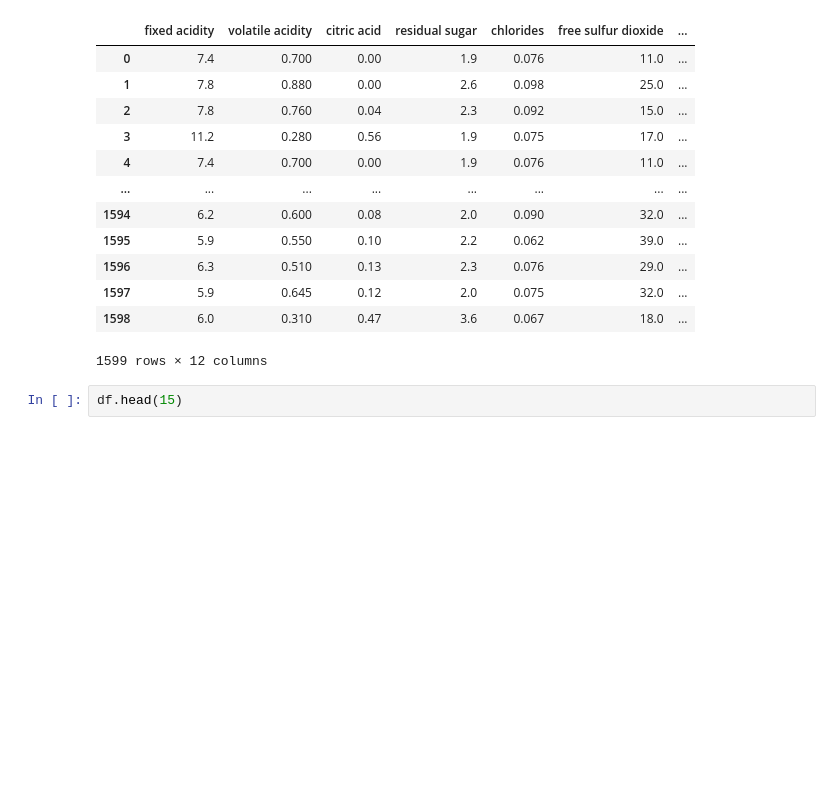
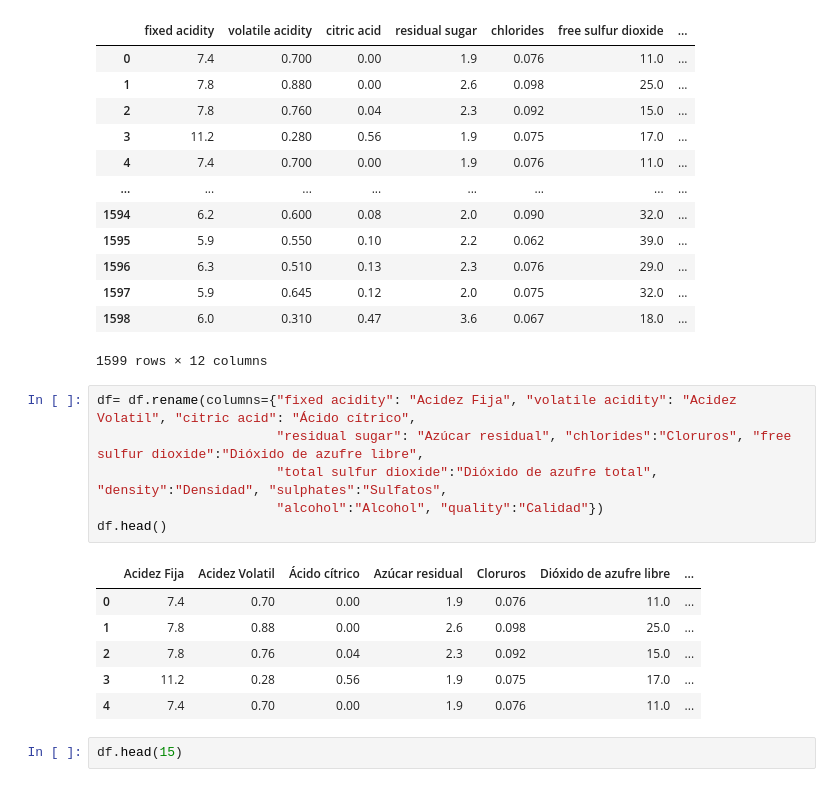
Before and after one commit to tdiego74/Clase_Data_Science_I_PBLC, a Jupyter notebook: PF_Data_SC_I.ipynb, the cells around one changed output. Saved outputs shown, nothing was run; the diff lists cells and outputs as text; blank space fills up the shorter version.

```diff
--- a/PF_Data_SC_I.ipynb
+++ b/PF_Data_SC_I.ipynb
@@ -20,6 +20,19 @@ df
 | 1597 | 5.9 | 0.645 | 0.12 | 2.0 | 0.075 | 32.0 | ... |
 | 1598 | 6.0 | 0.310 | 0.47 | 3.6 | 0.067 | 18.0 | ... |
 1599 rows × 12 columns
+# %%
+df= df.rename(columns={"fixed acidity": "Acidez Fija", "volatile acidity": "Acidez Volatil", "citric acid": "Ácido cítrico",
+                       "residual sugar": "Azúcar residual", "chlorides":"Cloruros", "free sulfur dioxide":"Dióxido de azufre libre",
+                       "total sulfur dioxide":"Dióxido de azufre total", "density":"Densidad", "sulphates":"Sulfatos",
+                       "alcohol":"Alcohol", "quality":"Calidad"})
+df.head()
+# %% [output]
+|  | Acidez Fija | Acidez Volatil | Ácido cítrico | Azúcar residual | Cloruros | Dióxido de azufre libre | ... |
+| 0 | 7.4 | 0.70 | 0.00 | 1.9 | 0.076 | 11.0 | ... |
+| 1 | 7.8 | 0.88 | 0.00 | 2.6 | 0.098 | 25.0 | ... |
+| 2 | 7.8 | 0.76 | 0.04 | 2.3 | 0.092 | 15.0 | ... |
+| 3 | 11.2 | 0.28 | 0.56 | 1.9 | 0.075 | 17.0 | ... |
+| 4 | 7.4 | 0.70 | 0.00 | 1.9 | 0.076 | 11.0 | ... |
 # %%
 df.head(15)
 # %% [output]
```
